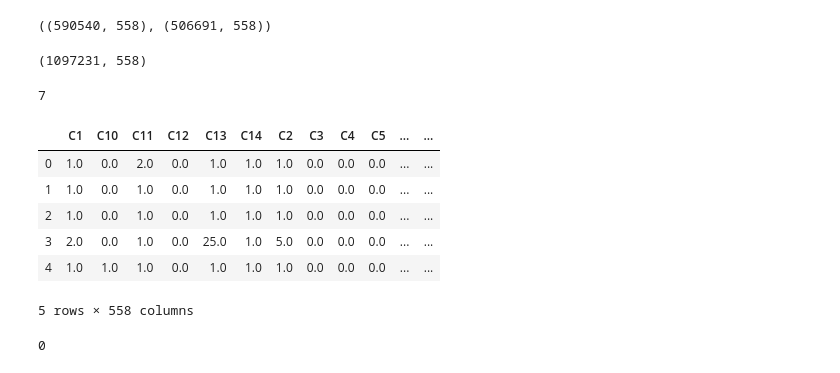
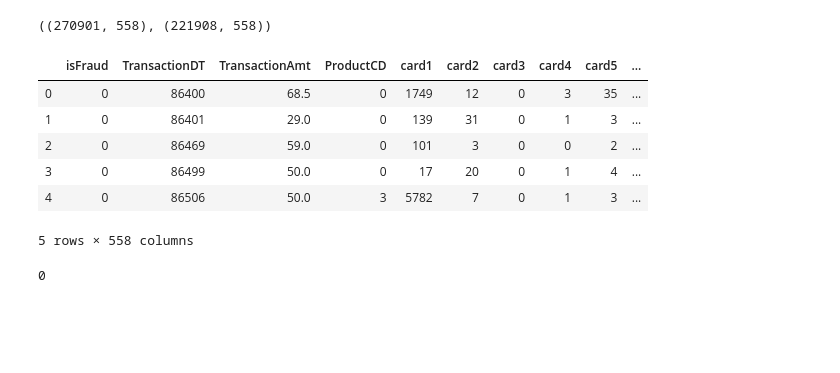
Before and after one commit to rodgomrod/kaggle_ieee_fraud, a Jupyter notebook: feature_engineering.ipynb, the cells around one changed output. Cells and saved outputs as stored; diff of their text form; code cells hidden in the pictures; blank space fills up the shorter version.

Commit message:
Initializing train and test synthetic

```diff
--- a/feature_engineering.ipynb
+++ b/feature_engineering.ipynb
@@ -16,17 +16,15 @@ from utils.functions import *
 # %%
 data_folder = 'input'
 # %%
-train = pd.read_csv(data_folder+'/train_generated_1.csv', dtype = schema_generated_1)#.sort_values('TransactionDT')
-test = pd.read_csv(data_folder+'/test_generated_1.csv', dtype = schema_generated_1)#.sort_values('TransactionDT')
+train = pd.read_csv(data_folder+'/train_synthetic_0.csv', dtype = schema_synthetic).sort_values('TransactionDT')
+test = pd.read_csv(data_folder+'/test_synthetic_0.csv', dtype = schema_synthetic).sort_values('TransactionDT')
 # %%
 train.shape, test.shape
 # %% [output]
-((590540, 558), (506691, 558))
+((270901, 558), (221908, 558))
 # %%
-train_index = train.shape[0]
-test_index = test.shape[0]
-df = pd.concat([train, test], axis=0)
-df.shape
+# train_index = train.shape[0]
+# test_index = test.shape[0]
+# df = pd.concat([train, test], axis=0)
+# df.shape
-# %% [output]
-(1097231, 558)
 # %%
@@ -34,20 +32,18 @@ old_cols = df.columns
 # %%
-del train
-del test
-gc.collect()
+# del train
+# del test
+# gc.collect()
-# %% [output]
-7
 # %%
 id_cols = ['addr1', 'addr2', 'card1', 'P_emaildomain']
 # %%
-df.head()
+train.head()
 # %% [output]
-|  | C1 | C10 | C11 | C12 | C13 | C14 | C2 | C3 | C4 | C5 | ... | ... |
-| 0 | 1.0 | 0.0 | 2.0 | 0.0 | 1.0 | 1.0 | 1.0 | 0.0 | 0.0 | 0.0 | ... | ... |
-| 1 | 1.0 | 0.0 | 1.0 | 0.0 | 1.0 | 1.0 | 1.0 | 0.0 | 0.0 | 0.0 | ... | ... |
-| 2 | 1.0 | 0.0 | 1.0 | 0.0 | 1.0 | 1.0 | 1.0 | 0.0 | 0.0 | 0.0 | ... | ... |
-| 3 | 2.0 | 0.0 | 1.0 | 0.0 | 25.0 | 1.0 | 5.0 | 0.0 | 0.0 | 0.0 | ... | ... |
-| 4 | 1.0 | 1.0 | 1.0 | 0.0 | 1.0 | 1.0 | 1.0 | 0.0 | 0.0 | 0.0 | ... | ... |
+|  | isFraud | TransactionDT | TransactionAmt | ProductCD | card1 | card2 | card3 | card4 | card5 | ... |
+| 0 | 0 | 86400 | 68.5 | 0 | 1749 | 12 | 0 | 3 | 35 | ... |
+| 1 | 0 | 86401 | 29.0 | 0 | 139 | 31 | 0 | 1 | 3 | ... |
+| 2 | 0 | 86469 | 59.0 | 0 | 101 | 3 | 0 | 0 | 2 | ... |
+| 3 | 0 | 86499 | 50.0 | 0 | 17 | 20 | 0 | 1 | 4 | ... |
+| 4 | 0 | 86506 | 50.0 | 3 | 5782 | 7 | 0 | 1 | 3 | ... |
 5 rows × 558 columns
 # %%
 gc.collect()
```
Also changed, not shown: parts of 7 cells of this notebook, 2 other files.
